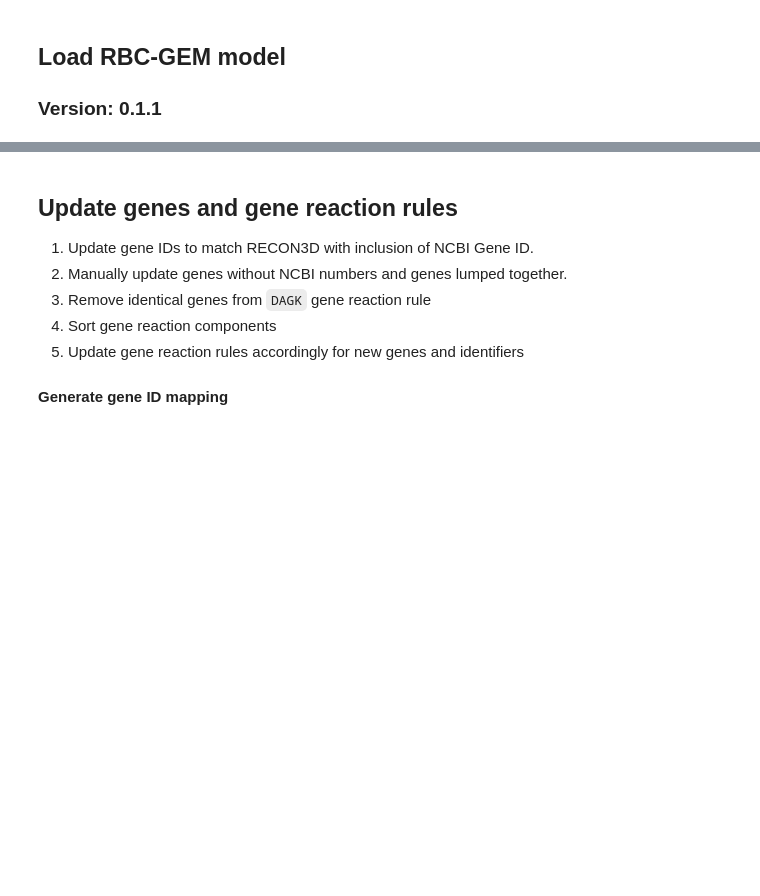
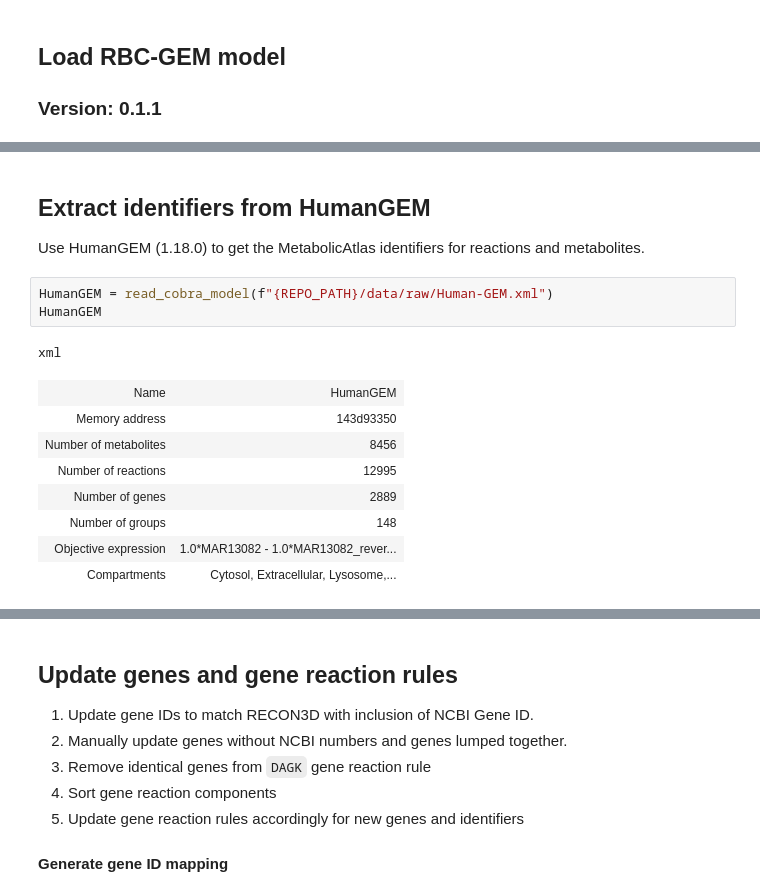
Before and after one commit to z-haiman/RBC-GEM, a Jupyter notebook: .deprecated/code/curation/RBC-GEM_v0.1.1_v0.2.0.ipynb, the cells around one changed output, grey strips where cells are left out. Saved outputs shown, nothing was run; the diff lists cells and outputs as text; blank space fills up the shorter version.

```diff
--- a/code/notebooks/curation/RBC-GEM_v0.1.1_v0.2.0.ipynb
+++ b/.deprecated/code/curation/RBC-GEM_v0.1.1_v0.2.0.ipynb
@@ -83,3 +85,20 @@ Academic license - for non-commercial use only - expires 2024-11-28
 | Number of groups | 41 |
 | Objective expression | 1.0*NaKt - 1.0*NaKt_reverse_db47e |
 | Compartments | cytosol, extracellular space |
+# %% [markdown]
+## Extract identifiers from HumanGEM
+
+Use HumanGEM (1.18.0) to get the MetabolicAtlas identifiers for reactions and metabolites.
+# %%
+HumanGEM = read_cobra_model(f"{REPO_PATH}/data/raw/Human-GEM.xml")
+HumanGEM
+# %% [output]
+xml
+| Name | HumanGEM |
+| Memory address | 143d93350 |
+| Number of metabolites | 8456 |
+| Number of reactions | 12995 |
+| Number of genes | 2889 |
+| Number of groups | 148 |
+| Objective expression | 1.0*MAR13082 - 1.0*MAR13082_rever... |
+| Compartments | Cytosol, Extracellular, Lysosome,... |
```
Also changed, not shown: parts of 10 cells of this notebook, 26 other files.
